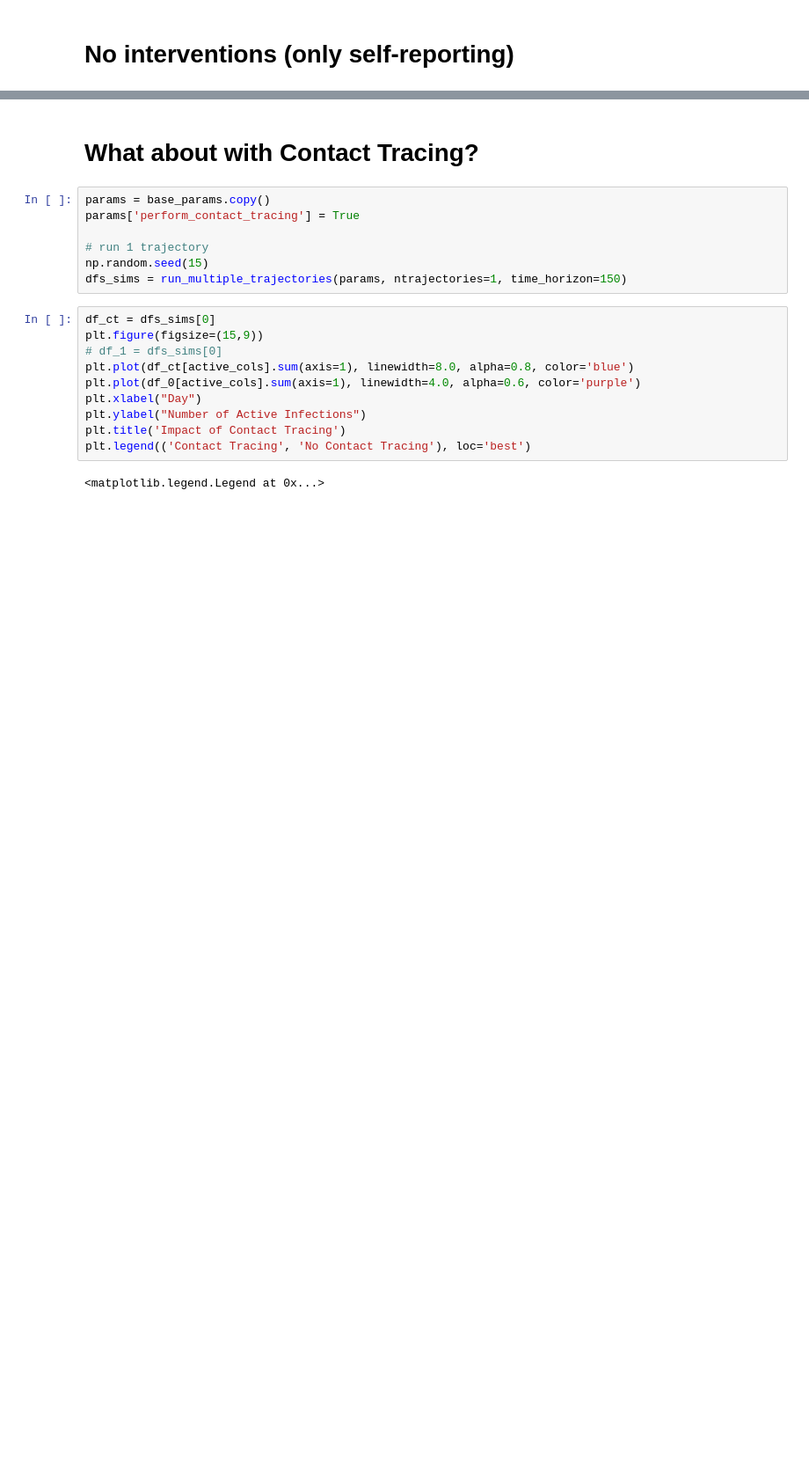
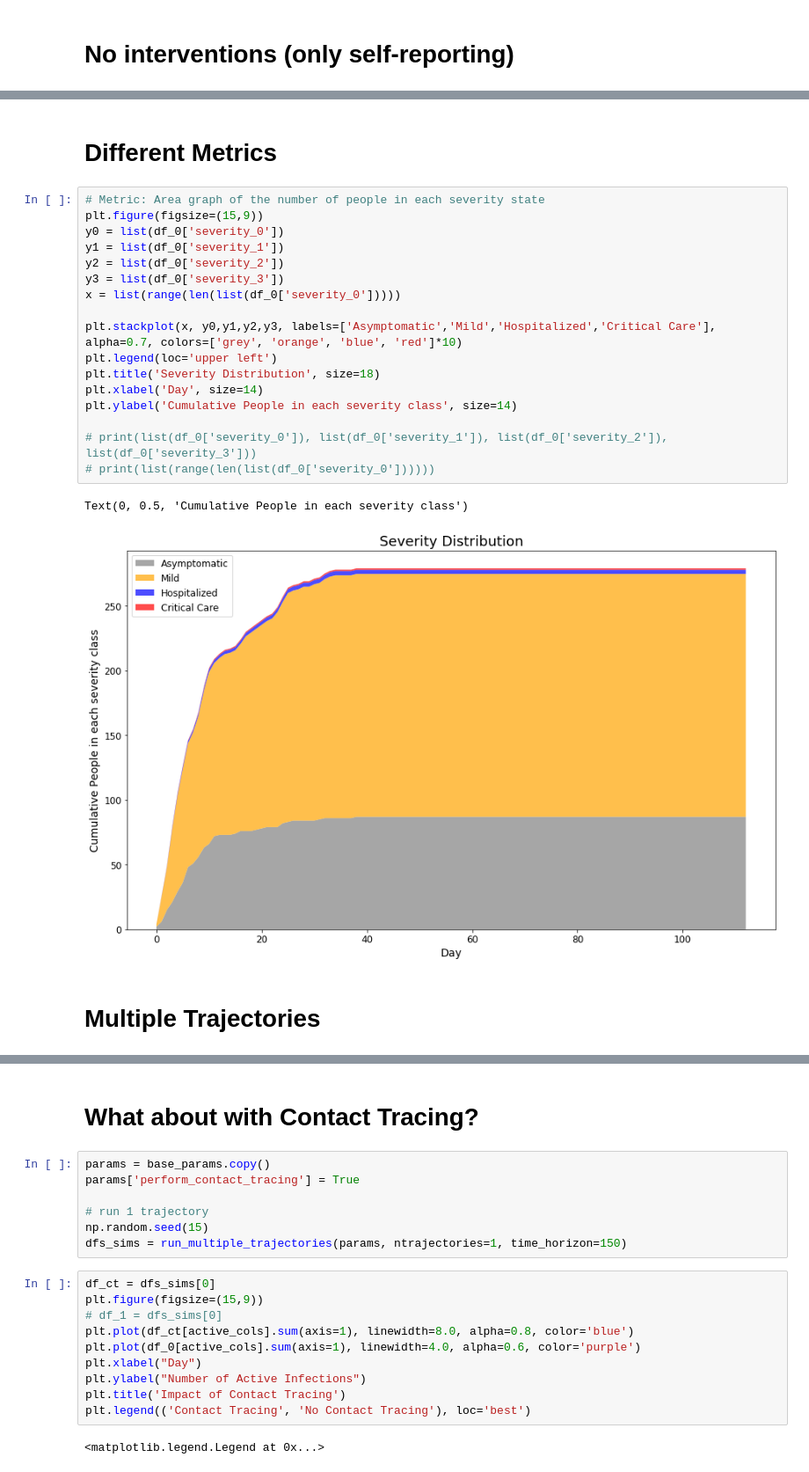
Before and after one commit to peter-i-frazier/group-testing, a Jupyter notebook: notebooks/stochastic_sim_sample_path.ipynb, the cells around one changed output, grey strips where cells are left out. Shown at 88% size. Cells and saved outputs as stored; diff of their text form; blank space fills up the shorter version.

```diff
--- a/notebooks/stochastic_sim_sample_path.ipynb
+++ b/notebooks/stochastic_sim_sample_path.ipynb
@@ -200,0 +77,24 @@ df_0
+# %% [markdown]
+# Different Metrics
+# %%
+# Metric: Area graph of the number of people in each severity state
+plt.figure(figsize=(15,9))
+y0 = list(df_0['severity_0'])
+y1 = list(df_0['severity_1'])
+y2 = list(df_0['severity_2'])
+y3 = list(df_0['severity_3'])
+x = list(range(len(list(df_0['severity_0']))))
+
+plt.stackplot(x, y0,y1,y2,y3, labels=['Asymptomatic','Mild','Hospitalized','Critical Care'], alpha=0.7, colors=['grey', 'orange', 'blue', 'red']*10)
+plt.legend(loc='upper left')
+plt.title('Severity Distribution', size=18)
+plt.xlabel('Day', size=14)
+plt.ylabel('Cumulative People in each severity class', size=14)
+
+# print(list(df_0['severity_0']), list(df_0['severity_1']), list(df_0['severity_2']), list(df_0['severity_3']))
+# print(list(range(len(list(df_0['severity_0'])))))
+# %% [output]
+Text(0, 0.5, 'Cumulative People in each severity class')
+[figure, added]
+# %% [markdown]
+# Multiple Trajectories
```
Also changed, not shown: parts of 19 cells of this notebook.
